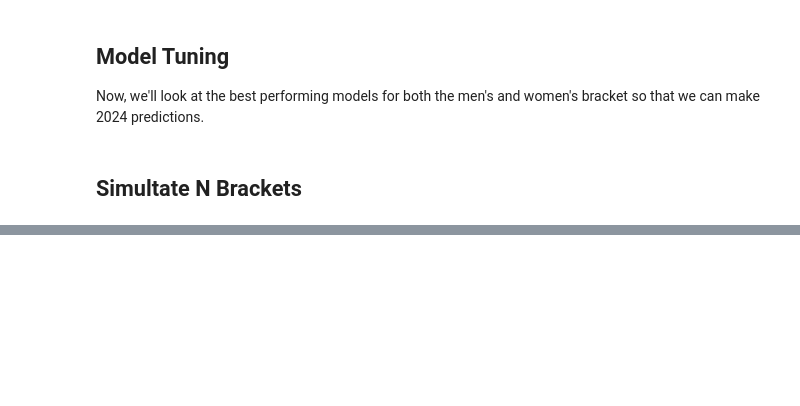
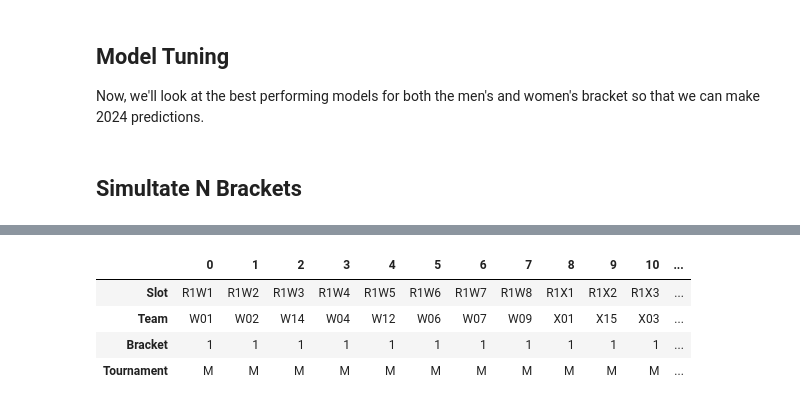
Before and after one commit to heefjones/march_madness, a Jupyter notebook: preds.ipynb, the cells around one changed output, grey strips where cells are left out. Saved outputs shown, nothing was run; the diff lists cells and outputs as text; code cells hidden in the pictures; blank space fills up the shorter version.

Commit message:
generated mens and womens bracket for submission

```diff
--- a/preds.ipynb
+++ b/preds.ipynb
@@ -135,9 +137,6 @@ __score_diff__ and __win__ can both be used as labels. They are both calculated
 # %%
 # drop cols now that we have adjusted score diff
 fcomp = fcomp.drop(columns=['score_diff', 'NumOT'])
-# %%
-# drop cols that may not be useful features
-fcomp = fcomp.drop(columns=(['Season', 'A_Seed', 'B_Seed'])) # 'A_seed_win_prob', 'B_seed_win_prob',
 # %% [markdown]
 ## Differenced Features
 In combination with the team A/B data, we will also try training models using the differences between both teams' aggregated stats.
@@ -230,5 +229,9 @@ print(f"Accuracy of dummy predictions: {wchalk_acc*100:.2f}%")
 # %% [output]
 Accuracy of dummy predictions: 77.65%
+# %%
+# drop cols that may not be useful features
+mfcomp = mfcomp.drop(columns=(['Season', 'A_Seed', 'B_Seed']))
+wfcomp = wfcomp.drop(columns=(['Season', 'A_Seed', 'B_Seed']))
 # %% [markdown]
 ## Regression/Classification
 This problem can be treated as a regression problem (label is __score differential__). It can also be treated as binary classification (label is __win/loss__).
@@ -743,15 +801,29 @@ def generate_bracket(data, estimator, tournament, slots_df=slots):
 # %%
 # train best men's model on entire dataset
-mmodel = LogisticRegression(n_jobs=-1, random_state=SEED)
+mmodel_reg = LinearRegression(n_jobs=-1)
+
+# sort features
+mfcomp = mfcomp[sorted_cols]
 
 # define X and y
 X = mfcomp.drop(columns=['A_TeamID', 'A_FullSeed', 'B_TeamID', 'B_FullSeed', 'score_diff_adj', 'win'])
-X = X[sorted(X.columns)]
-y = mfcomp['win']
+y = mfcomp['score_diff_adj']
 
 # scale data
-scaler = MinMaxScaler()
-X = scaler.fit_transform(X)
+X_scaled = scaler.fit_transform(X)
 
 # fit model
-mmodel.fit(X, y)
+mmodel_reg.fit(X_scaled, y)
+
+# get train metrics
+train_preds = mmodel_reg.predict(X_scaled)
+r2 = r2_score(y, train_preds)
+rmse = mean_squared_error(y, train_preds, squared=False)
+acc = accuracy_score(np.sign(y), np.sign(train_preds))
+
+print(f'Model R2: {r2:.4f}')
+print(f'Model RMSE: {rmse:.4f}')
+print(f'Model Accuracy: {acc:.4f}')
+
+# delete vars
+del X, y, X_scaled, train_preds, r2, rmse, acc
@@ -757,0 +864,15 @@ mmodel.fit(X, y)
+# %%
+# men's
+result_m_reg = generate_bracket(data=mdf_2024, estimator=mmodel_reg, tournament='M')
+result_m_class = generate_bracket(data=mdf_2024, estimator=mmodel_class, tournament='M')
+
+# delete vars
+del mmodel_reg, mmodel_class
+# %%
+result_m_reg.T
+# %% [output]
+|  | 0 | 1 | 2 | 3 | 4 | 5 | 6 | 7 | 8 | 9 | 10 | ... |
+| Slot | R1W1 | R1W2 | R1W3 | R1W4 | R1W5 | R1W6 | R1W7 | R1W8 | R1X1 | R1X2 | R1X3 | ... |
+| Team | W01 | W02 | W14 | W04 | W12 | W06 | W07 | W09 | X01 | X15 | X03 | ... |
+| Bracket | 1 | 1 | 1 | 1 | 1 | 1 | 1 | 1 | 1 | 1 | 1 | ... |
+| Tournament | M | M | M | M | M | M | M | M | M | M | M | ... |
```
Also changed, not shown: parts of 38 cells of this notebook.
